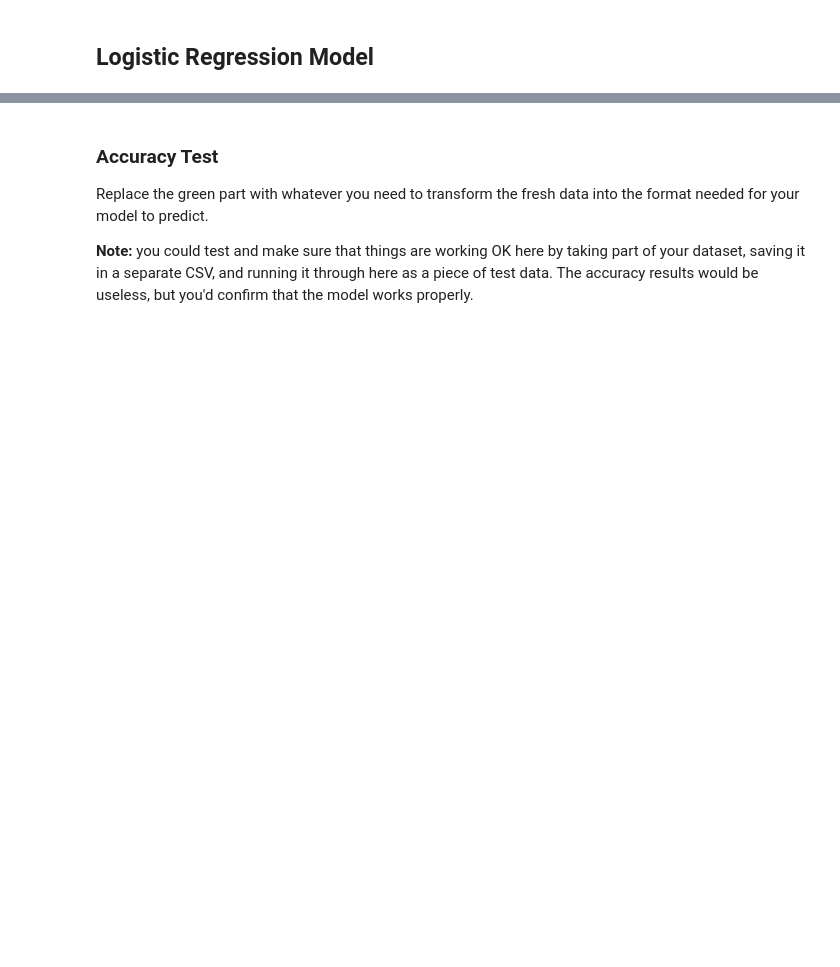
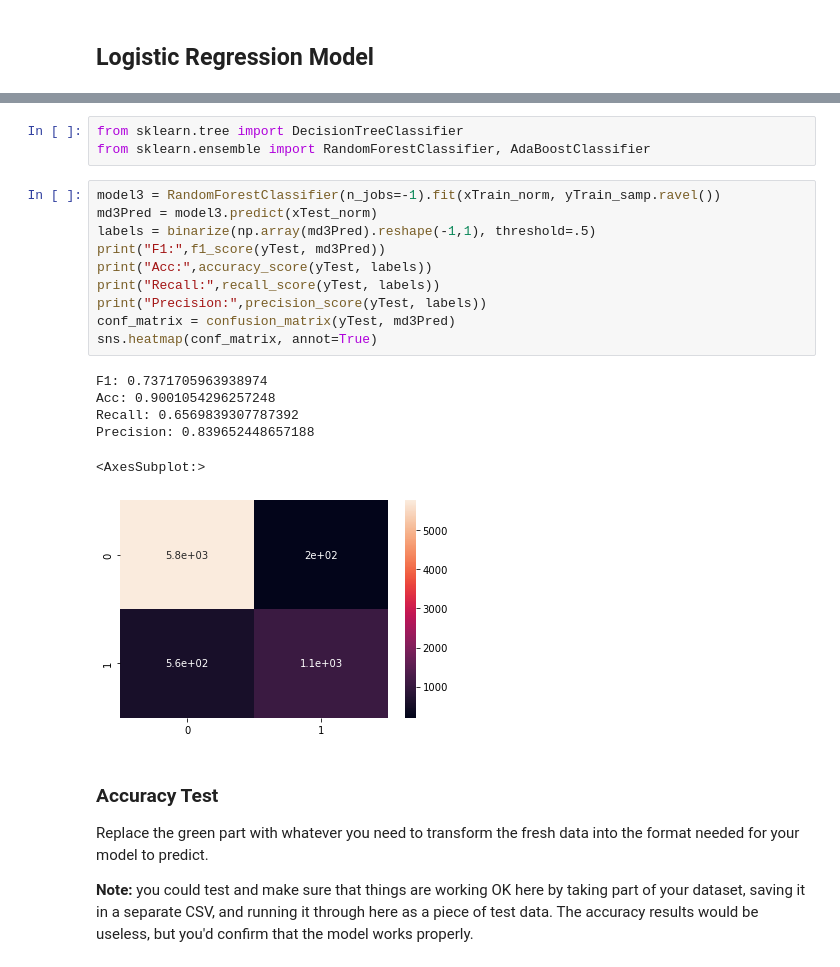
Before and after one commit to rodsunio/BSIP_Assignment_4_Students, a Jupyter notebook: asn4_start.ipynb, the cells around one changed output, grey strips where cells are left out. Drawn from its saved outputs; the diff is of its cells as text; blank space fills up the shorter version.

```diff
--- a/asn4_start.ipynb
+++ b/asn4_start.ipynb
@@ -224,3 +209,23 @@ weighted avg       0.61      0.78      0.69      7588
+# %%
+from sklearn.tree import DecisionTreeClassifier
+from sklearn.ensemble import RandomForestClassifier, AdaBoostClassifier
+# %%
+model3 = RandomForestClassifier(n_jobs=-1).fit(xTrain_norm, yTrain_samp.ravel())
+md3Pred = model3.predict(xTest_norm)
+labels = binarize(np.array(md3Pred).reshape(-1,1), threshold=.5)
+print("F1:",f1_score(yTest, md3Pred))
+print("Acc:",accuracy_score(yTest, labels))
+print("Recall:",recall_score(yTest, labels))
+print("Precision:",precision_score(yTest, labels))
+conf_matrix = confusion_matrix(yTest, md3Pred)
+sns.heatmap(conf_matrix, annot=True)
+# %% [output]
+F1: 0.7371705963938974
+Acc: 0.9001054296257248
+Recall: 0.6569839307787392
+Precision: 0.839652448657188
+<AxesSubplot:>
+[figure, added]
 # %% [markdown]
 ### Accuracy Test
 
```
Also changed, not shown: parts of 23 cells of this notebook.
